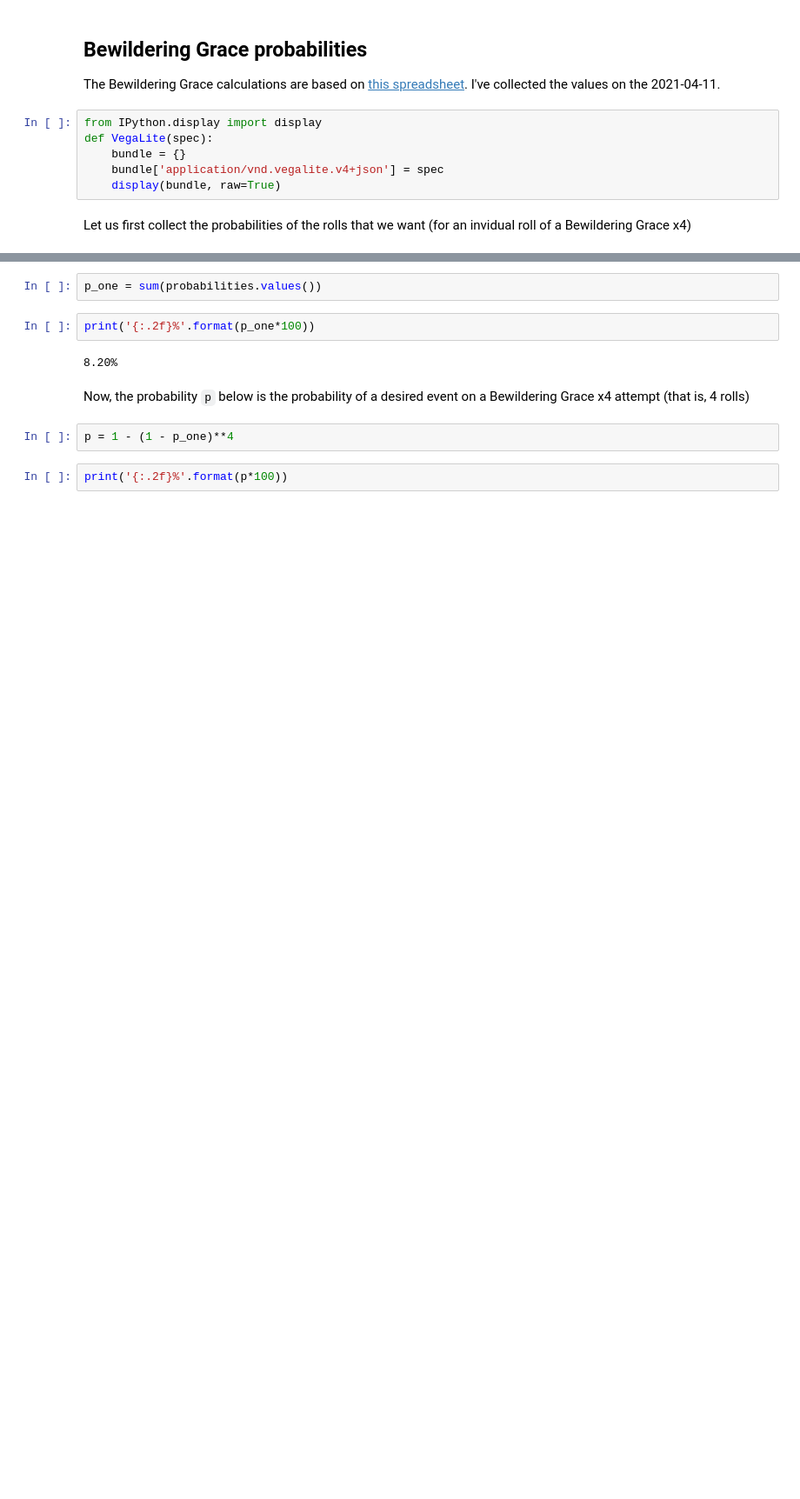
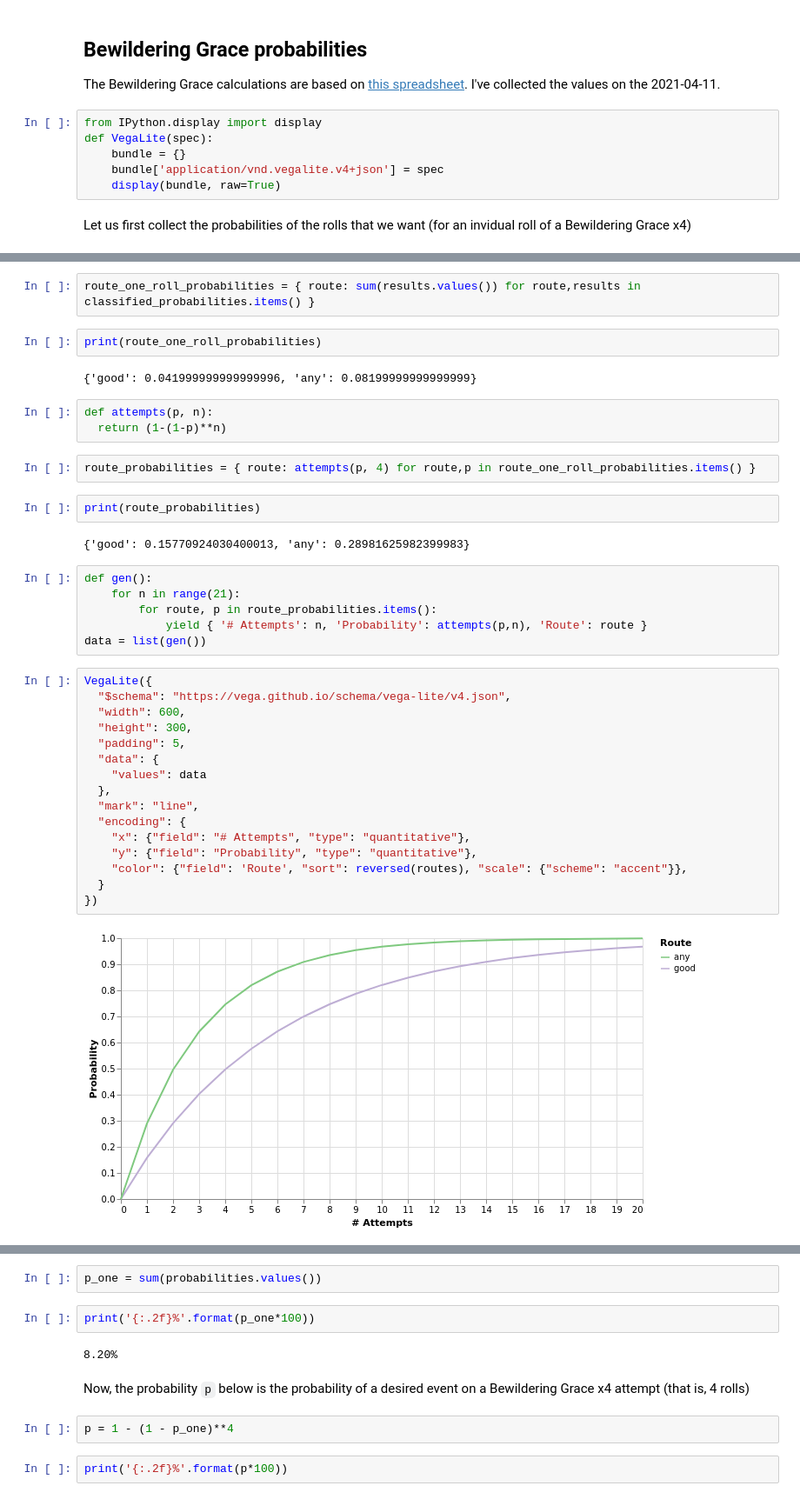
Before and after one commit to aspiwack/notebooks, a Jupyter notebook: octopath/Cyrus Single Story.ipynb, the cells around one changed output, grey strips where cells are left out. Shown at 87% size. Saved outputs shown, nothing was run; the diff lists cells and outputs as text; blank space fills up the shorter version.

Commit message:
OT/SS/Cyrus: refactor BG calculation for easy multiple curves

```diff
--- a/octopath/Cyrus Single Story.ipynb
+++ b/octopath/Cyrus Single Story.ipynb
@@ -24,0 +60,39 @@ Let us first compute the probability `p_one` of a desirable event on an invidual
+# %%
+route_one_roll_probabilities = { route: sum(results.values()) for route,results in classified_probabilities.items() }
+# %%
+print(route_one_roll_probabilities)
+# %% [output]
+{'good': 0.041999999999999996, 'any': 0.08199999999999999}
+# %%
+def attempts(p, n):
+  return (1-(1-p)**n)
+# %%
+route_probabilities = { route: attempts(p, 4) for route,p in route_one_roll_probabilities.items() }
+# %%
+print(route_probabilities)
+# %% [output]
+{'good': 0.15770924030400013, 'any': 0.28981625982399983}
+# %%
+def gen():
+    for n in range(21):
+        for route, p in route_probabilities.items():
+            yield { '# Attempts': n, 'Probability': attempts(p,n), 'Route': route }
+data = list(gen())
+# %%
+VegaLite({
+  "$schema": "https://vega.github.io/schema/vega-lite/v4.json",
+  "width": 600,
+  "height": 300,
+  "padding": 5,
+  "data": {
+    "values": data
+  },
+  "mark": "line",
+  "encoding": {
+    "x": {"field": "# Attempts", "type": "quantitative"},
+    "y": {"field": "Probability", "type": "quantitative"},
+    "color": {"field": 'Route', "sort": reversed(routes), "scale": {"scheme": "accent"}},
+  }
+})
+# %% [output]
+[figure, added]
```
Also changed, not shown: parts of 22 cells of this notebook.
